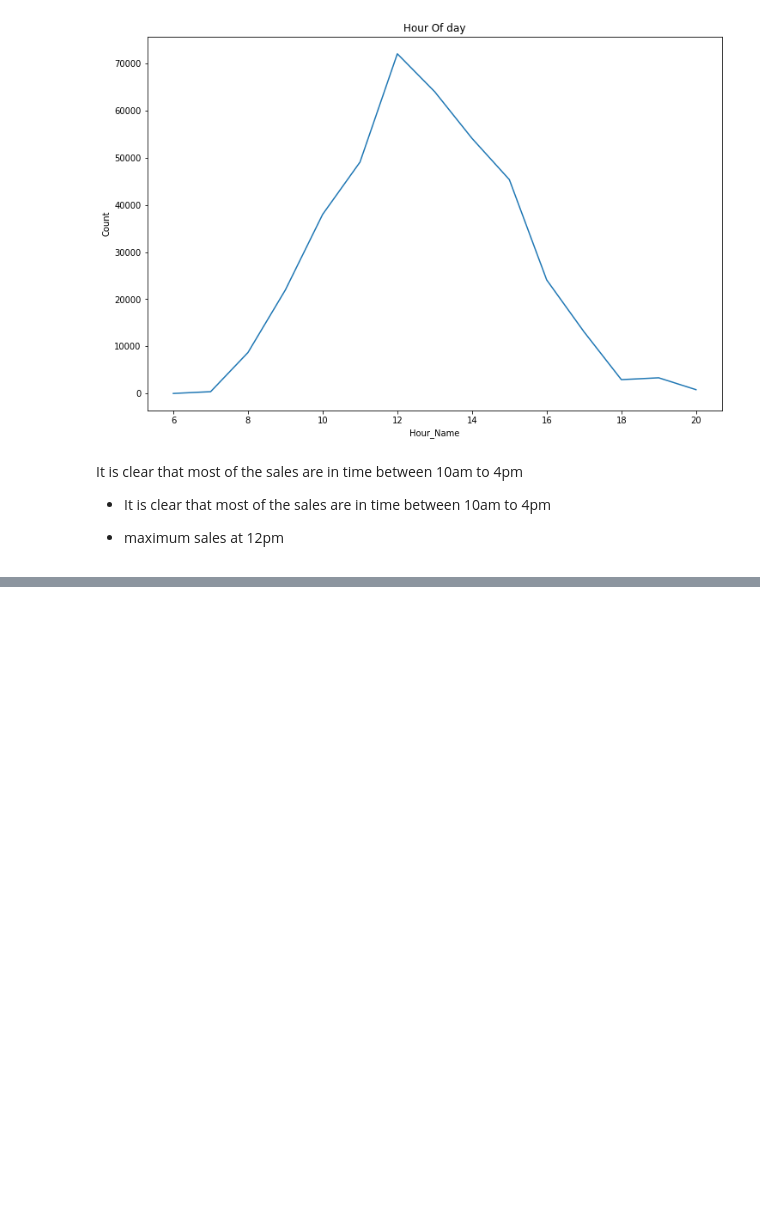
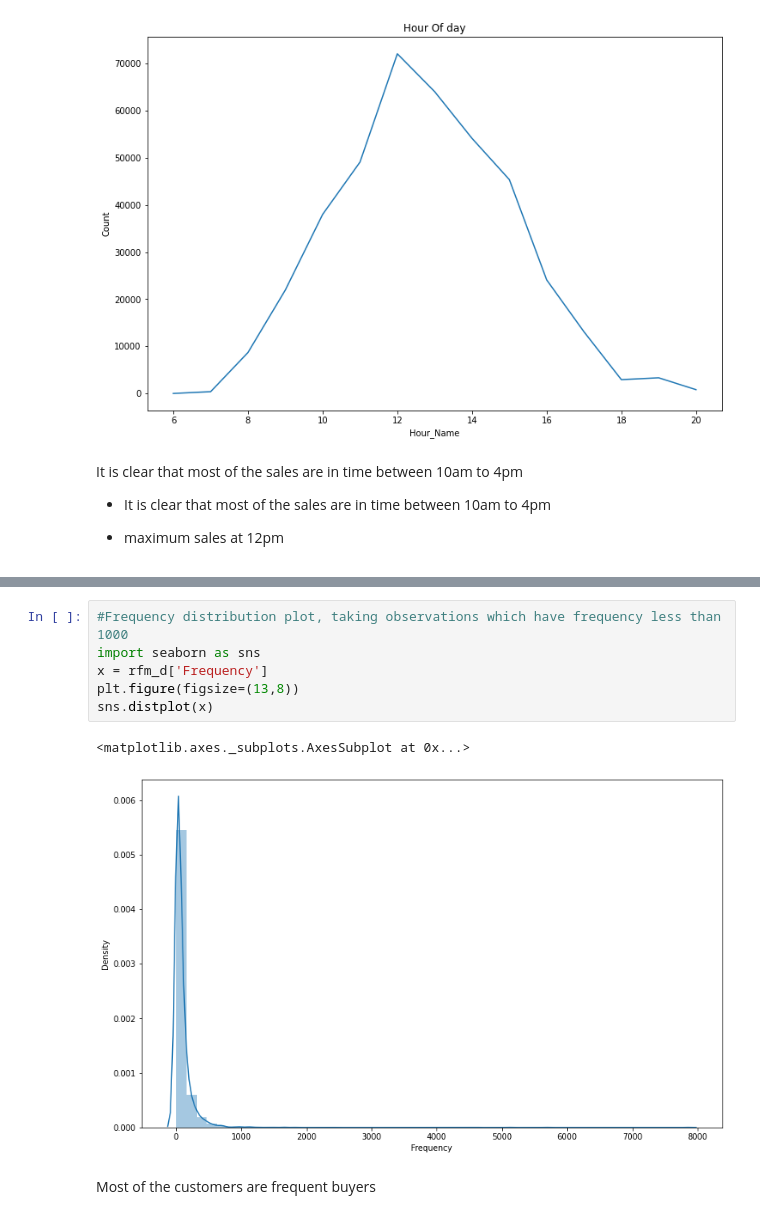
Before and after one commit to vkvinay0627/Online-Retail-Customer-Segmentation, a Jupyter notebook: Online_Retail_Customer_Segmentation_Capstone_Project.ipynb, the cells around one changed output, grey strips where cells are left out. Cells and saved outputs as stored; diff of their text form; blank space fills up the shorter version.

```diff
--- a/Online_Retail_Customer_Segmentation_Capstone_Project.ipynb
+++ b/Online_Retail_Customer_Segmentation_Capstone_Project.ipynb
@@ -376,0 +444,11 @@ It is clear that most of the sales are in time between 10am to 4pm
+# %%
+#Frequency distribution plot, taking observations which have frequency less than 1000
+import seaborn as sns
+x = rfm_d['Frequency']
+plt.figure(figsize=(13,8))
+sns.distplot(x)
+# %% [output]
+<matplotlib.axes._subplots.AxesSubplot at 0x...>
+[figure, added]
+# %% [markdown]
+Most of the customers are frequent buyers
```
Also changed, not shown: parts of 105 cells of this notebook.
